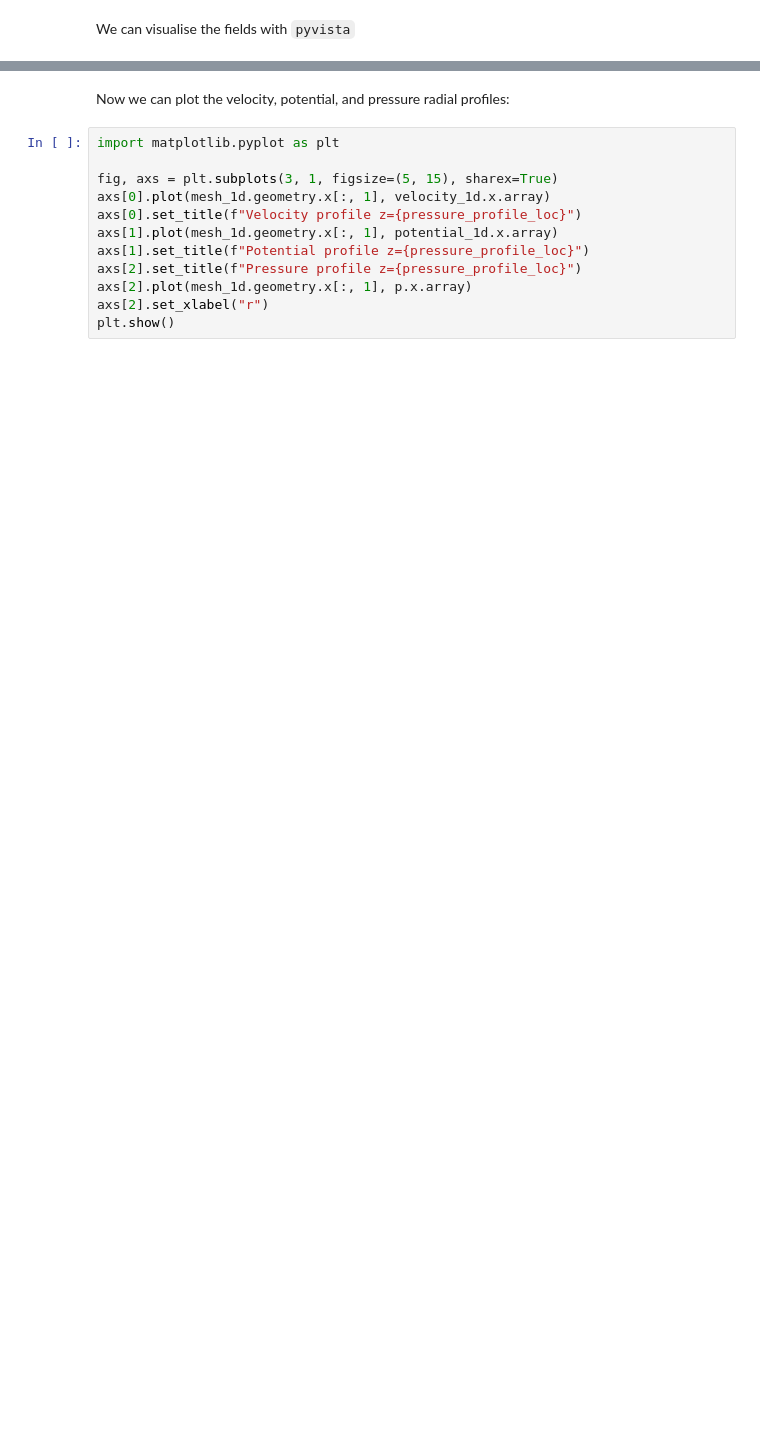
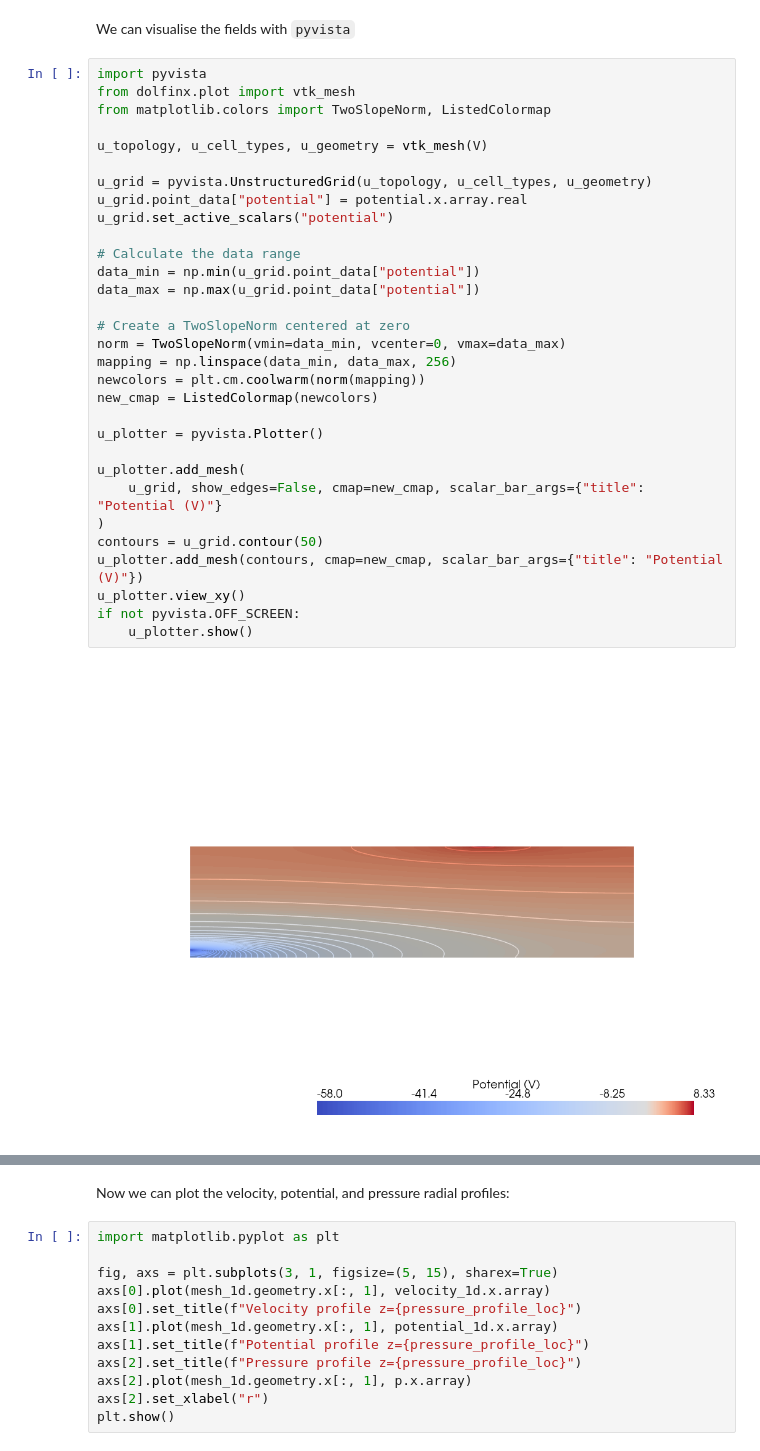
Before and after one commit to conner-fransoo/plasma-centrifuge, a Jupyter notebook: main.ipynb, the cells around one changed output, grey strips where cells are left out. Cells and saved outputs as stored; diff of their text form; blank space fills up the shorter version.

```diff
--- a/main.ipynb
+++ b/main.ipynb
@@ -352,3 +352,36 @@ Current top: 99.64
 # %% [markdown]
 We can visualise the fields with `pyvista`
+# %%
+import pyvista
+from dolfinx.plot import vtk_mesh
+from matplotlib.colors import TwoSlopeNorm, ListedColormap
+
+u_topology, u_cell_types, u_geometry = vtk_mesh(V)
+
+u_grid = pyvista.UnstructuredGrid(u_topology, u_cell_types, u_geometry)
+u_grid.point_data["potential"] = potential.x.array.real
+u_grid.set_active_scalars("potential")
+
+# Calculate the data range
+data_min = np.min(u_grid.point_data["potential"])
+data_max = np.max(u_grid.point_data["potential"])
+
+# Create a TwoSlopeNorm centered at zero
+norm = TwoSlopeNorm(vmin=data_min, vcenter=0, vmax=data_max)
+mapping = np.linspace(data_min, data_max, 256)
+newcolors = plt.cm.coolwarm(norm(mapping))
+new_cmap = ListedColormap(newcolors)
+
+u_plotter = pyvista.Plotter()
+
+u_plotter.add_mesh(
+    u_grid, show_edges=False, cmap=new_cmap, scalar_bar_args={"title": "Potential (V)"}
+)
+contours = u_grid.contour(50)
+u_plotter.add_mesh(contours, cmap=new_cmap, scalar_bar_args={"title": "Potential (V)"})
+u_plotter.view_xy()
+if not pyvista.OFF_SCREEN:
+    u_plotter.show()
+# %% [output]
+[figure, added]
 # %%
```
Also changed, not shown: parts of 5 cells of this notebook.
